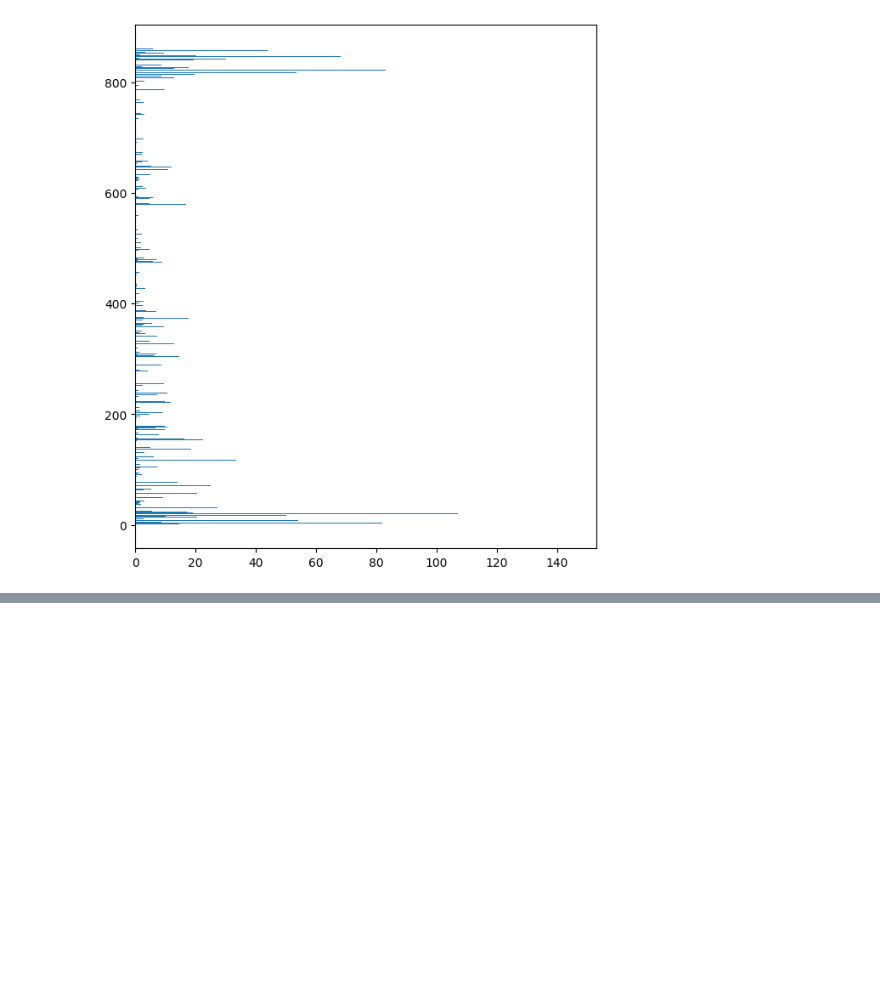
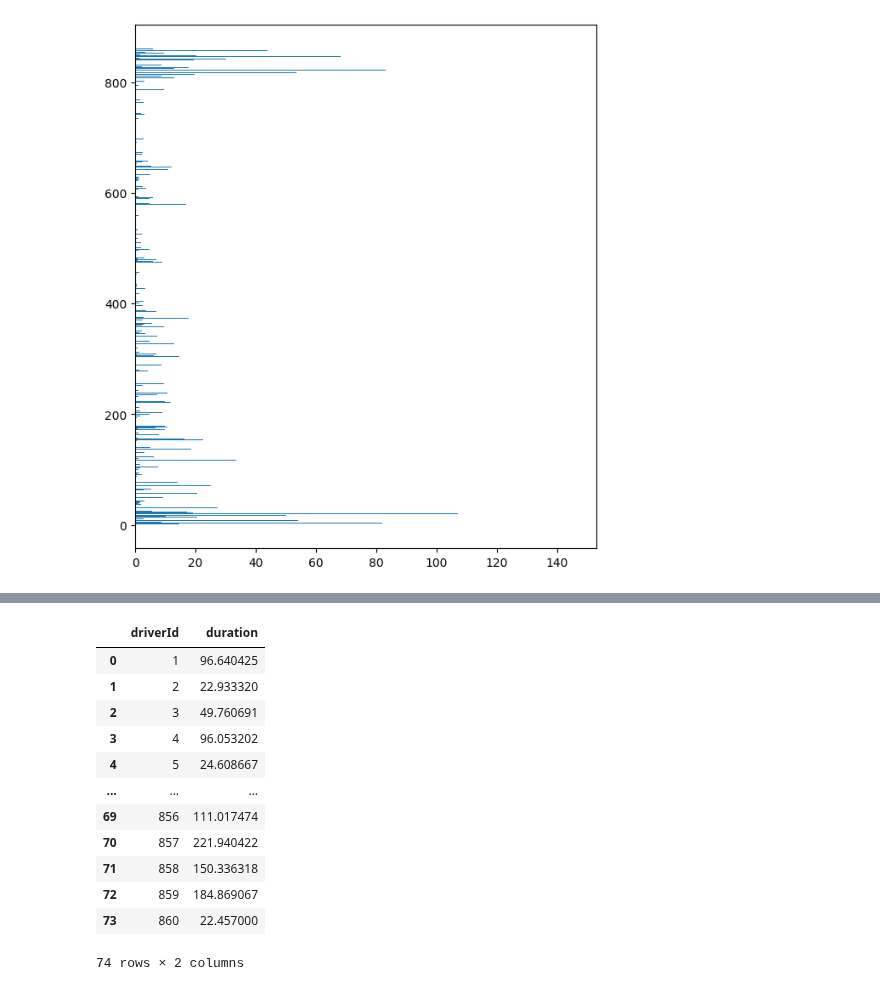
Before and after one commit to OzeelCharles/projet_info2, a Jupyter notebook: exploration_races_Charles.ipynb, the cells around one changed output, grey strips where cells are left out. Cells and saved outputs as stored; diff of their text form; code cells hidden in the pictures; blank space fills up the shorter version.

```diff
--- a/exploration_races_Charles.ipynb
+++ b/exploration_races_Charles.ipynb
@@ -195,0 +185,16 @@ drivers
+# %%
+ pit_stops.groupby("driverId").agg({"duration": "mean"}).reset_index()
+# %% [output]
+|  | driverId | duration |
+| 0 | 1 | 96.640425 |
+| 1 | 2 | 22.933320 |
+| 2 | 3 | 49.760691 |
+| 3 | 4 | 96.053202 |
+| 4 | 5 | 24.608667 |
+| ... | ... | ... |
+| 69 | 856 | 111.017474 |
+| 70 | 857 | 221.940422 |
+| 71 | 858 | 150.336318 |
+| 72 | 859 | 184.869067 |
+| 73 | 860 | 22.457000 |
+74 rows × 2 columns
```
Also changed, not shown: parts of 4 cells of this notebook.
